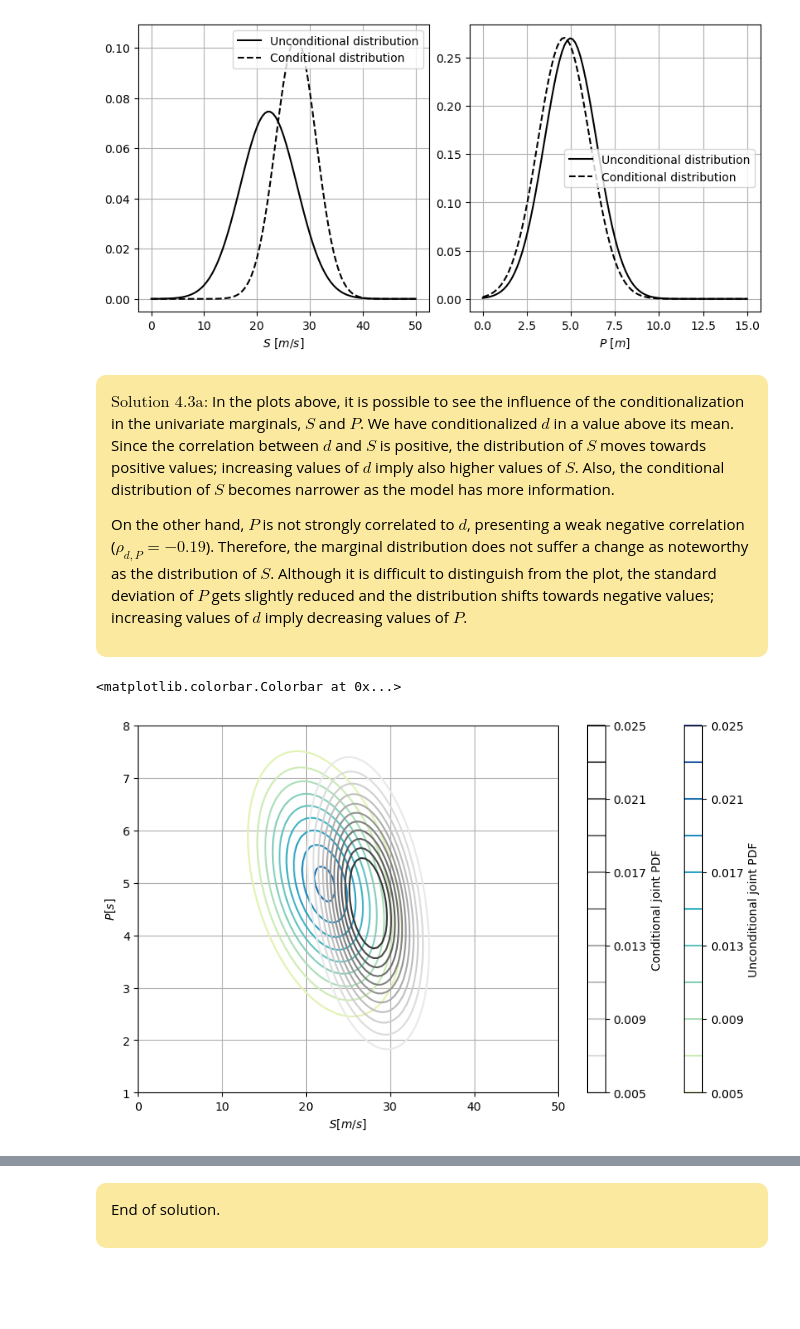
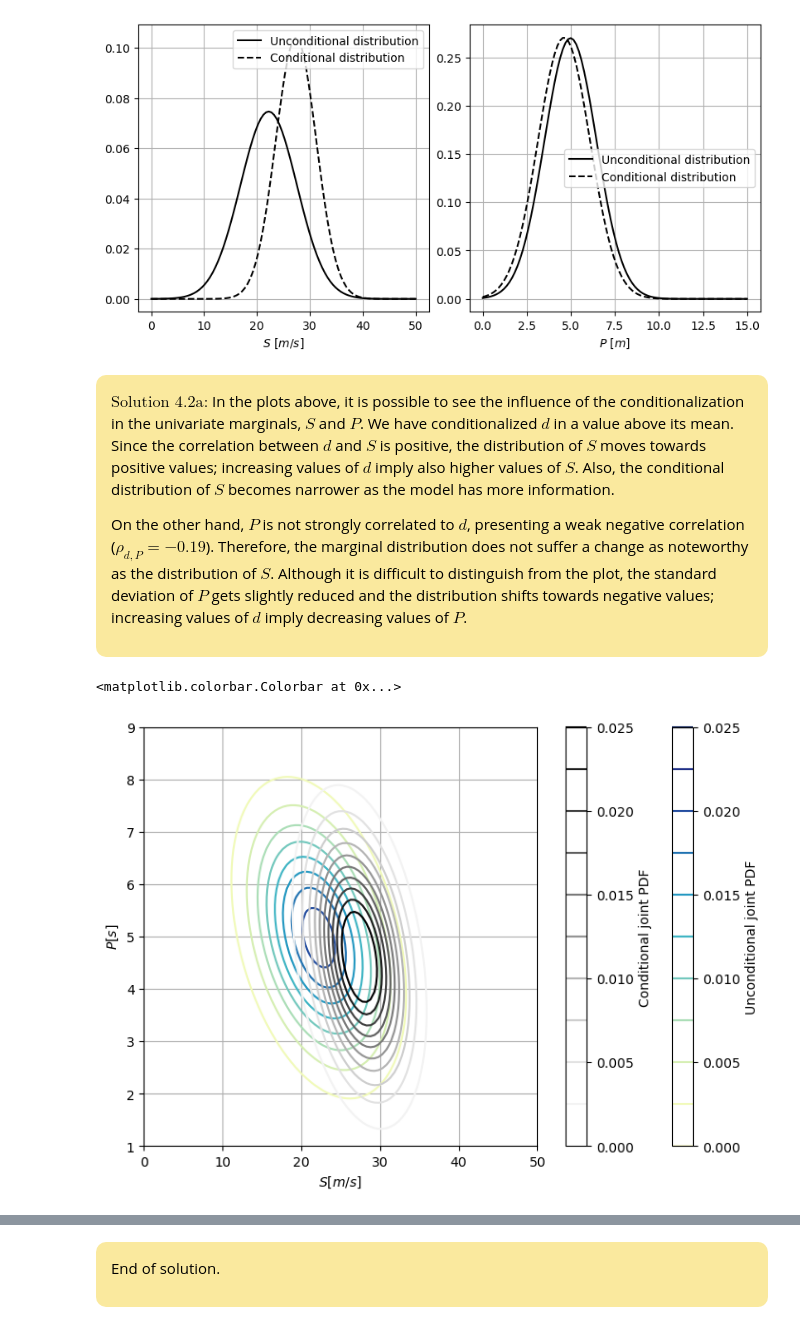
Before and after one commit to MUDE-2025/GA1.5, a Jupyter notebook: ipynb_template.ipynb, the cells around one changed output, grey strips where cells are left out. Drawn from its saved outputs; the diff is of its cells as text; code cells hidden in the pictures; blank space fills up the shorter version.

```diff
--- a/ipynb_template.ipynb
+++ b/ipynb_template.ipynb
@@ -411,11 +364,11 @@ fig.colorbar(contours2, ax=ax, label = 'Conditional joint PDF')
 # Compare the conditional and unconditional margins
 
 # Evaluate both the conditional and unconditional univariate PDFs of S and P
-values_S = np.linspace(0, 50, 101)
+values_S = np.linspace(0, 50, 100)
 uncond_S_pdf = norm.pdf(values_S, loc = mu1, scale = s1)
 cond_S_pdf = norm.pdf(values_S, loc = cond_mu_vector[0], scale = cond_sigma_matrix[0,0]**(0.5))
 
-values_P = np.linspace(0, 15, 101)
+values_P = np.linspace(0, 15, 100)
 uncond_P_pdf = norm.pdf(values_P, loc = mu3, scale = s3)
 cond_P_pdf = norm.pdf(values_P, loc = cond_mu_vector[1], scale = cond_sigma_matrix[1,1]**(0.5))
 
@@ -440,7 +393,7 @@ ax[1].legend()
 # %% [markdown]
 <div style="background-color:#FAE99E; color: black; vertical-align: middle; padding:15px; margin: 10px; border-radius: 10px; width: 90%">
 
-$\text{Solution 4.3a:}$
+$\text{Solution 4.2a:}$
 In the plots above, it is possible to see the influence of the conditionalization in the univariate marginals, $S$ and $P$. We have conditionalized $d$ in a value above its mean. Since the correlation between $d$ and $S$ is positive, the distribution of $S$ moves towards positive values; increasing values of $d$ imply also higher values of $S$. Also, the conditional distribution of $S$ becomes narrower as the model has more information.
 
 On the other hand, $P$ is not strongly correlated to $d$, presenting a weak negative correlation ($\rho_{d,P}=-0.19$). Therefore, the marginal distribution does not suffer a change as noteworthy as the distribution of $S$. Although it is difficult to distinguish from the plot, the standard deviation of $P$ gets slightly reduced and the distribution shifts towards negative values; increasing values of $d$ imply decreasing values of $P$.
@@ -448,35 +401,33 @@ On the other hand, $P$ is not strongly correlated to $d$, presenting a weak nega
 # %%
 # Compare the joint conditional and unconditional distribution
 
 # Define the mesh of values where we want to evaluate the random variables
 #already done in previous cell
 
 # Define the grid
 X1,X2 = np.meshgrid(values_S,values_P)
 X = np.array([np.concatenate(X1.T), np.concatenate(X2.T)]).T
 
 # Evaluate the CDF
 Z_uncond = multivariate_normal(mean=[mu[0], mu[2]], cov=[[sigma[0][0], sigma[0][2]],[sigma[2][0], sigma[2][2]]]).pdf(X)
 Z_cond = multivariate_normal(mean=cond_mu_vector, cov=cond_sigma_matrix).pdf(X)
 
 # Create contours plot
-levels = np.linspace(0.005, 0.025, 11)
-fig = plt.figure(figsize=(8,5), layout= 'constrained')
+levels = np.linspace(0, 0.025, 11)
+fig = plt.figure(figsize=(7,5), layout= 'constrained')
 ax = fig.add_subplot(111)
-contours = ax.contour(X1, X2, Z_uncond.reshape(X1.shape).T, levels=levels, cmap='YlGnBu', vmin=0, vmax = 0.03)
-# ax.clabel(contours, fontsize=6)
-contours2 = ax.contour(X1, X2, Z_cond.reshape(X1.shape).T, levels=levels, cmap='Greys', vmin=0, vmax = 0.03)
-# ax.clabel(contours2, fontsize=8)
+contours = ax.contour(X1, X2, Z_uncond.reshape(X1.shape).T, levels, cmap='YlGnBu', vmin=0, vmax = 0.025)
+contours2 = ax.contour(X1, X2, Z_cond.reshape(X1.shape).T, levels, cmap='Greys', vmin=0, vmax = 0.025)
 ax.grid()
 ax.set_xlim([0, 50])
-ax.set_ylim([1,8])
+ax.set_ylim([1, 9])
 ax.set_xlabel('${S} [m/s]$')
 ax.set_ylabel('${P} [s]$')
 fig.colorbar(contours, ax=ax, label='Unconditional joint PDF')
 fig.colorbar(contours2, ax=ax, label = 'Conditional joint PDF')
 # %% [output]
 <matplotlib.colorbar.Colorbar at 0x...>
-[figure, old version]
+[figure, new version]
 # %% [markdown]
 <div style="background-color:#FAE99E; color: black; vertical-align: middle; padding:15px; margin: 10px; border-radius: 10px; width: 90%">
 
```
Also changed, not shown: parts of 24 cells of this notebook, 1 other file.
